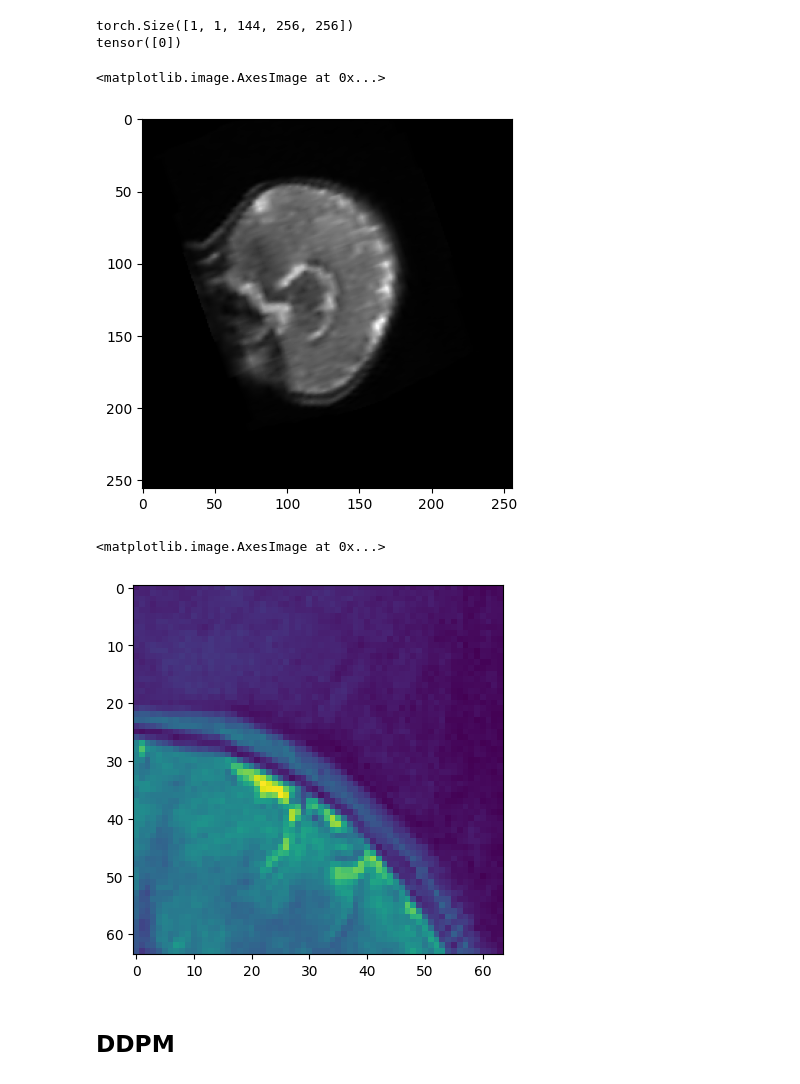
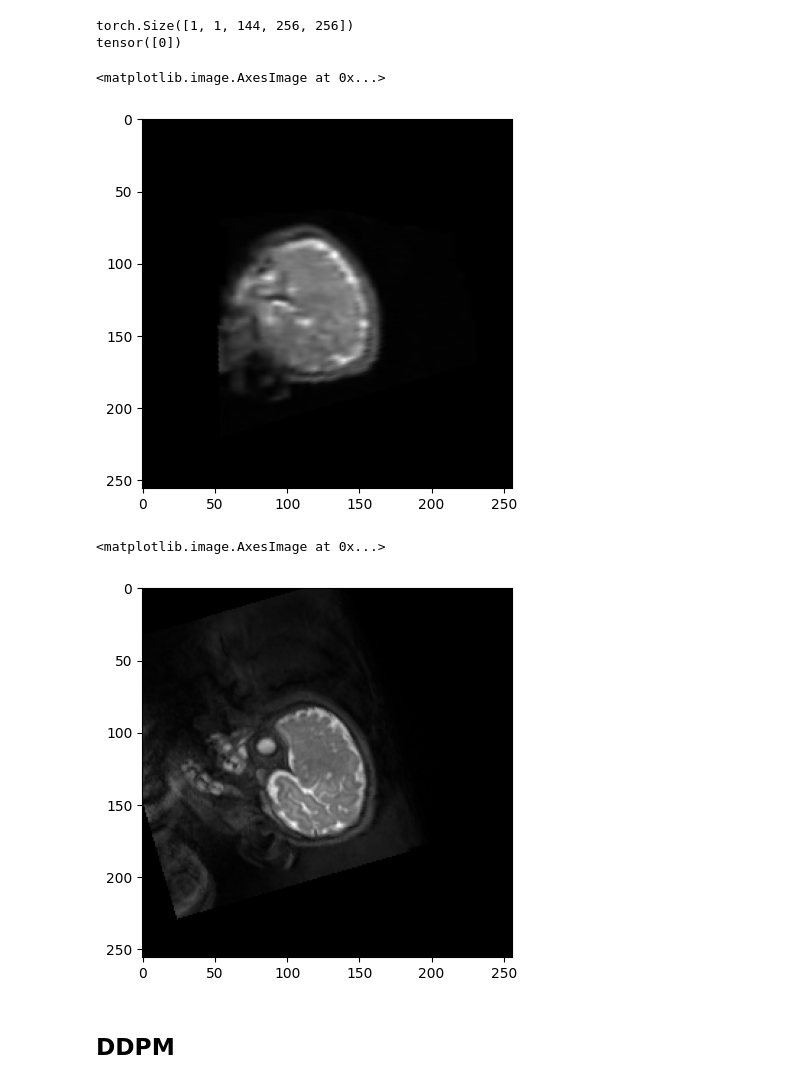
Before and after one commit to levente-1/GAMBAS, a Jupyter notebook: experimenting.ipynb, the cells around one changed output. Saved outputs shown, nothing was run; the diff lists cells and outputs as text; code cells hidden in the pictures.

```diff
--- a/experimenting.ipynb
+++ b/experimenting.ipynb
@@ -141,8 +115,8 @@ min_pixel = int(0.1 * ((128 * 128 * 64) / 100))
 trainTransforms = [
                 NiftiDataset.Resample((0.45, 0.45, 0.45), False),
                 NiftiDataset.Augmentation(),
-                NiftiDataset.Padding((64, 64, 64))
-                # NiftiDataset.RandomCrop((64, 64, 64), 0, min_pixel)
+                NiftiDataset.Padding((64, 64, 64)),
+                NiftiDataset.RandomCrop((144, 256, 256), 0, min_pixel)
                 ]
 train_set = NiftiDataSet('/media/hdd/levibaljer/ExperimentingKhula', which_direction='AtoB', transforms=trainTransforms, shuffle_labels=False, train=True, outputIndices=True)
 train_loader = DataLoader(train_set, batch_size=1, shuffle=True, num_workers=8, pin_memory=True)
@@ -176,7 +150,7 @@ tensor([0])
 # %%
 myImage = data[0].to('cuda:0')
 # %%
-plt.imshow(data[0][0, 0, 64, :, :].cpu().numpy(), cmap='gray')
+plt.imshow(data[0][0, 0, 32, :, :].cpu().numpy(), cmap='gray')
 # %% [output]
 <matplotlib.image.AxesImage at 0x...>
-[figure, old version]
+[figure, new version]
@@ -185,8 +157,8 @@ testImage = train_set.__getitem__(0)[1].unsqueeze(0).to('cuda:0')
 # %%
-plt.imshow(testImage[0, 0, 32, :, :].cpu().numpy())
+plt.imshow(data[1][0, 0, 32, :, :].cpu().numpy(), cmap='gray')
 # %% [output]
 <matplotlib.image.AxesImage at 0x...>
-[figure, old version]
+[figure, new version]
 # %% [markdown]
 ## DDPM
 # %%
```
Also changed, not shown: parts of 60 cells of this notebook, 21 other files.
